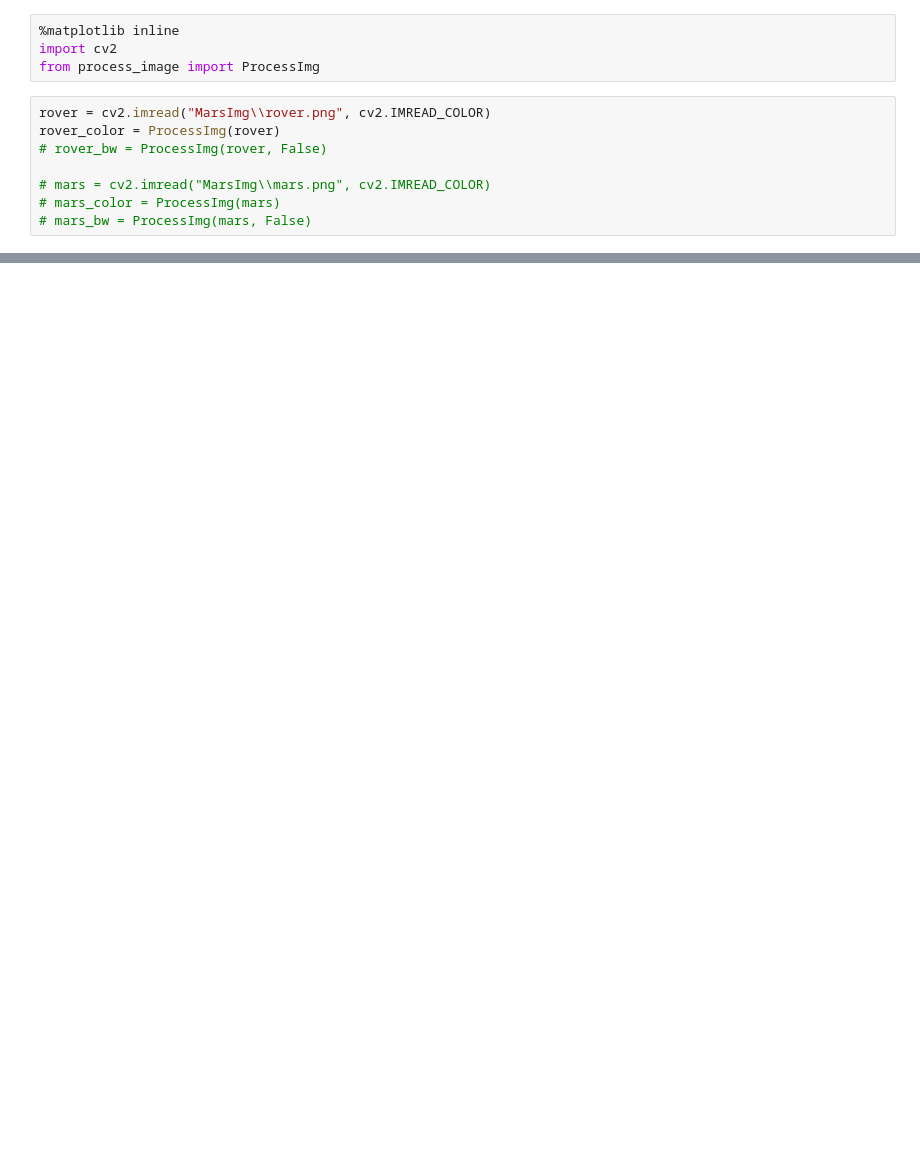
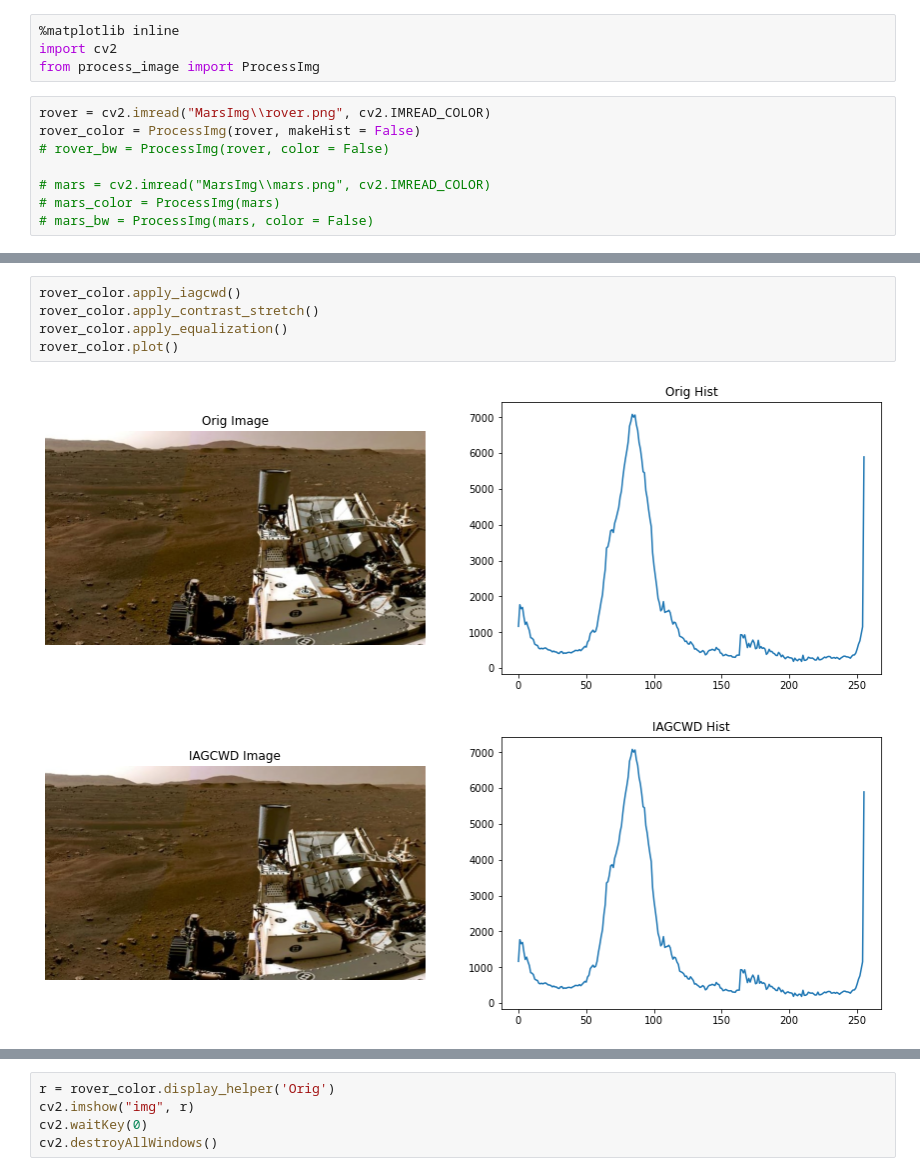
Before and after one commit to iskhakov-s/contrastStretch, a Jupyter notebook: Mars.ipynb, the cells around one changed output, grey strips where cells are left out. Drawn from its saved outputs; the diff is of its cells as text; blank space fills up the shorter version.

Commit message:
simplified code, added iagcwd compatibility

```diff
--- a/Mars.ipynb
+++ b/Mars.ipynb
@@ -4,9 +4,9 @@ import cv2
 from process_image import ProcessImg
 # %%
 rover = cv2.imread("MarsImg\\rover.png", cv2.IMREAD_COLOR)
-rover_color = ProcessImg(rover)
-# rover_bw = ProcessImg(rover, False)
+rover_color = ProcessImg(rover, makeHist = False)
+# rover_bw = ProcessImg(rover, color = False)
 
 # mars = cv2.imread("MarsImg\\mars.png", cv2.IMREAD_COLOR)
 # mars_color = ProcessImg(mars)
-# mars_bw = ProcessImg(mars, False)
+# mars_bw = ProcessImg(mars, color = False)
@@ -19,0 +13,8 @@ rover_color.display()
+# %%
+rover_color.apply_iagcwd()
+rover_color.apply_contrast_stretch()
+rover_color.apply_equalization()
+rover_color.plot()
+# %% [output]
+[figure, added]
+[figure, added]
@@ -19,0 +24,5 @@ rover_color.display()
+# %%
+r = rover_color.display_helper('Orig')
+cv2.imshow("img", r)
+cv2.waitKey(0)
+cv2.destroyAllWindows()
```
Also changed, not shown: parts of 3 cells of this notebook, 20 other files.
